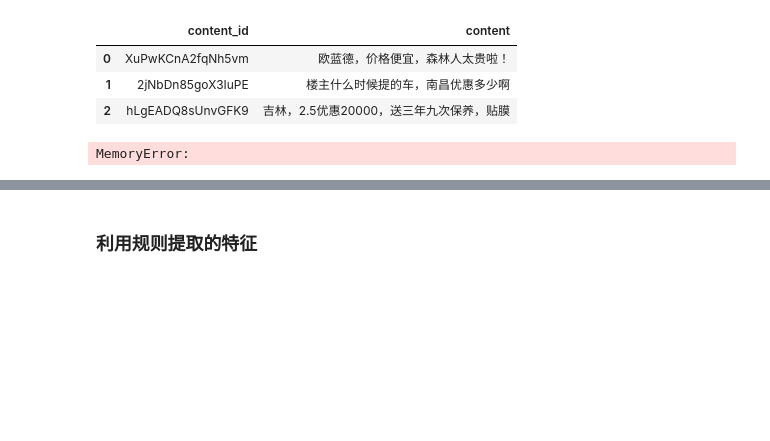
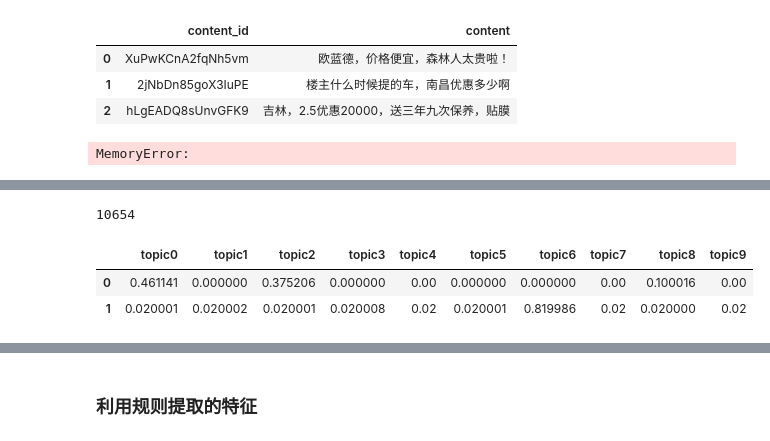
Before and after one commit to light8lee/car, a Jupyter notebook: code/preview.ipynb, the cells around one changed output, grey strips where cells are left out. Saved outputs shown, nothing was run; the diff lists cells and outputs as text; code cells hidden in the pictures; blank space fills up the shorter version.

```diff
--- a/code/preview.ipynb
+++ b/code/preview.ipynb
@@ -381,0 +441,10 @@ test_tdf.to_csv('../data/tfidf2_test.csv', index=False)
+# %%
+bag_of_words_corpus = [word_count_dict.doc2bow(pdoc) for pdoc in processed_docs]
+# %%
+bow_doc1 = bag_of_words_corpus[0]
+
+print("Bag of words representation of the first document (tuples are composed by token_id and multiplicity):\n", bow_doc1)
+print
+for i in range(5):
+    print("In the document, topic_id {} (word \"{}\") appears {} time[s]".format(bow_doc1[i][0], word_count_dict[bow_doc1[i][0]], bow_doc1[i][1]))
+print ("...")
@@ -381,0 +460,2 @@ test_tdf.to_csv('../data/tfidf2_test.csv', index=False)
+# %%
+lda_model = gensim.models.LdaModel(bag_of_words_corpus, num_topics=10, id2word=word_count_dict, passes=5)
@@ -381,0 +488,17 @@ test_tdf.to_csv('../data/tfidf2_test.csv', index=False)
+# %%
+len(processed_docs)
+# %% [output]
+10654
+# %%
+ldf = pd.DataFrame(columns=['topic{}'.format(i) for i in range(10)])
+for i in range(df.shape[0]):
+    for topicid, prob in lda_model.get_document_topics(bag_of_words_corpus[i]):
+        ldf.loc[i, 'topic{}'.format(topicid)] = prob
+# %%
+ldf.fillna(0, inplace=True)
+ldf.to_csv('../data/lda_train.csv', index=False)
+ldf.head(2)
+# %% [output]
+|  | topic0 | topic1 | topic2 | topic3 | topic4 | topic5 | topic6 | topic7 | topic8 | topic9 |
+| 0 | 0.461141 | 0.000000 | 0.375206 | 0.000000 | 0.00 | 0.000000 | 0.000000 | 0.00 | 0.100016 | 0.00 |
+| 1 | 0.020001 | 0.020002 | 0.020001 | 0.020008 | 0.02 | 0.020001 | 0.819986 | 0.02 | 0.020000 | 0.02 |
```
Also changed, not shown: parts of 22 cells of this notebook, 2 other files.
